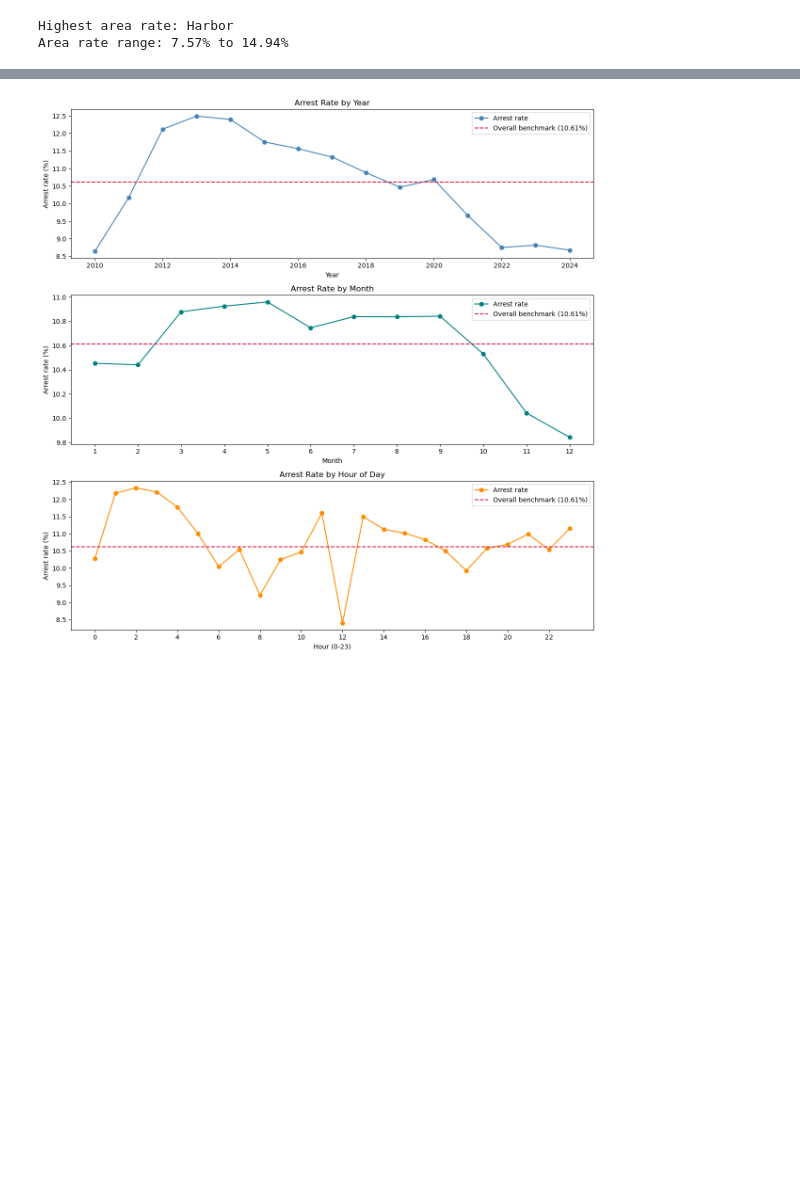
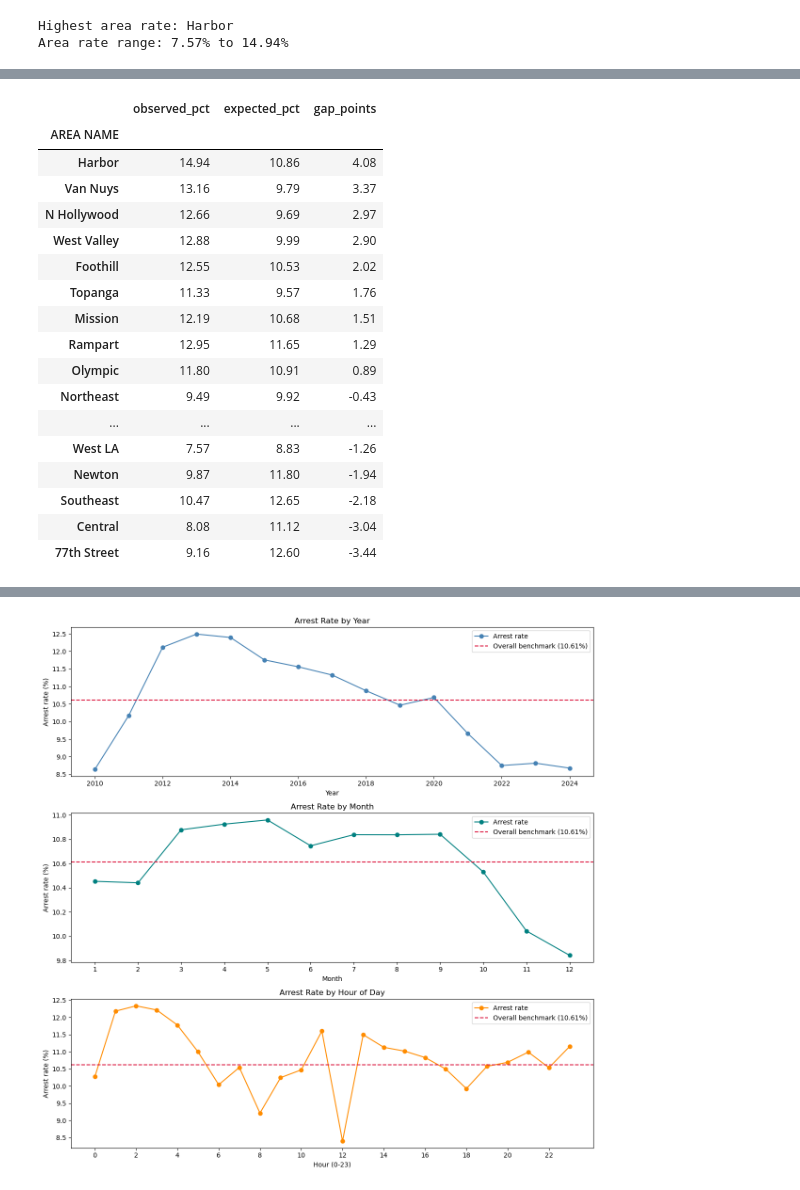
Before and after one commit to RayFuller/la_crime_capstone, a Jupyter notebook: notebooks/02_eda.ipynb, the cells around one changed output, grey strips where cells are left out. Saved outputs shown, nothing was run; the diff lists cells and outputs as text; code cells hidden in the pictures; blank space fills up the shorter version.

```diff
--- a/notebooks/02_eda.ipynb
+++ b/notebooks/02_eda.ipynb
@@ -218,0 +227,33 @@ Area rate range: 7.57% to 14.94%
+# %%
+# compare observed area rates with what crime mix alone would predict
+citywide_rate = df.groupby('Crime Group')['Arrested'].mean()
+mix = pd.crosstab(df['AREA NAME'], df['Crime Group'], normalize='index')
+expected_pct = mix.mul(citywide_rate, axis=1).sum(axis=1) * 100
+observed_pct = df.groupby('AREA NAME')['Arrested'].mean() * 100
+area_adjusted = pd.DataFrame({
+    'observed_pct': observed_pct,
+    'expected_pct': expected_pct
+})
+area_adjusted['gap_points'] = (
+    area_adjusted['observed_pct'] - area_adjusted['expected_pct'])
+area_adjusted = area_adjusted.sort_values(by='gap_points', ascending=False)
+area_adjusted.round(2)
+# %% [output]
+|  | observed_pct | expected_pct | gap_points |
+| AREA NAME |  |  |  |
+| Harbor | 14.94 | 10.86 | 4.08 |
+| Van Nuys | 13.16 | 9.79 | 3.37 |
+| N Hollywood | 12.66 | 9.69 | 2.97 |
+| West Valley | 12.88 | 9.99 | 2.90 |
+| Foothill | 12.55 | 10.53 | 2.02 |
+| Topanga | 11.33 | 9.57 | 1.76 |
+| Mission | 12.19 | 10.68 | 1.51 |
+| Rampart | 12.95 | 11.65 | 1.29 |
+| Olympic | 11.80 | 10.91 | 0.89 |
+| Northeast | 9.49 | 9.92 | -0.43 |
+| ... | ... | ... | ... |
+| West LA | 7.57 | 8.83 | -1.26 |
+| Newton | 9.87 | 11.80 | -1.94 |
+| Southeast | 10.47 | 12.65 | -2.18 |
+| Central | 8.08 | 11.12 | -3.04 |
+| 77th Street | 9.16 | 12.60 | -3.44 |
```
Also changed, not shown: parts of 3 cells of this notebook, 2 other files.
